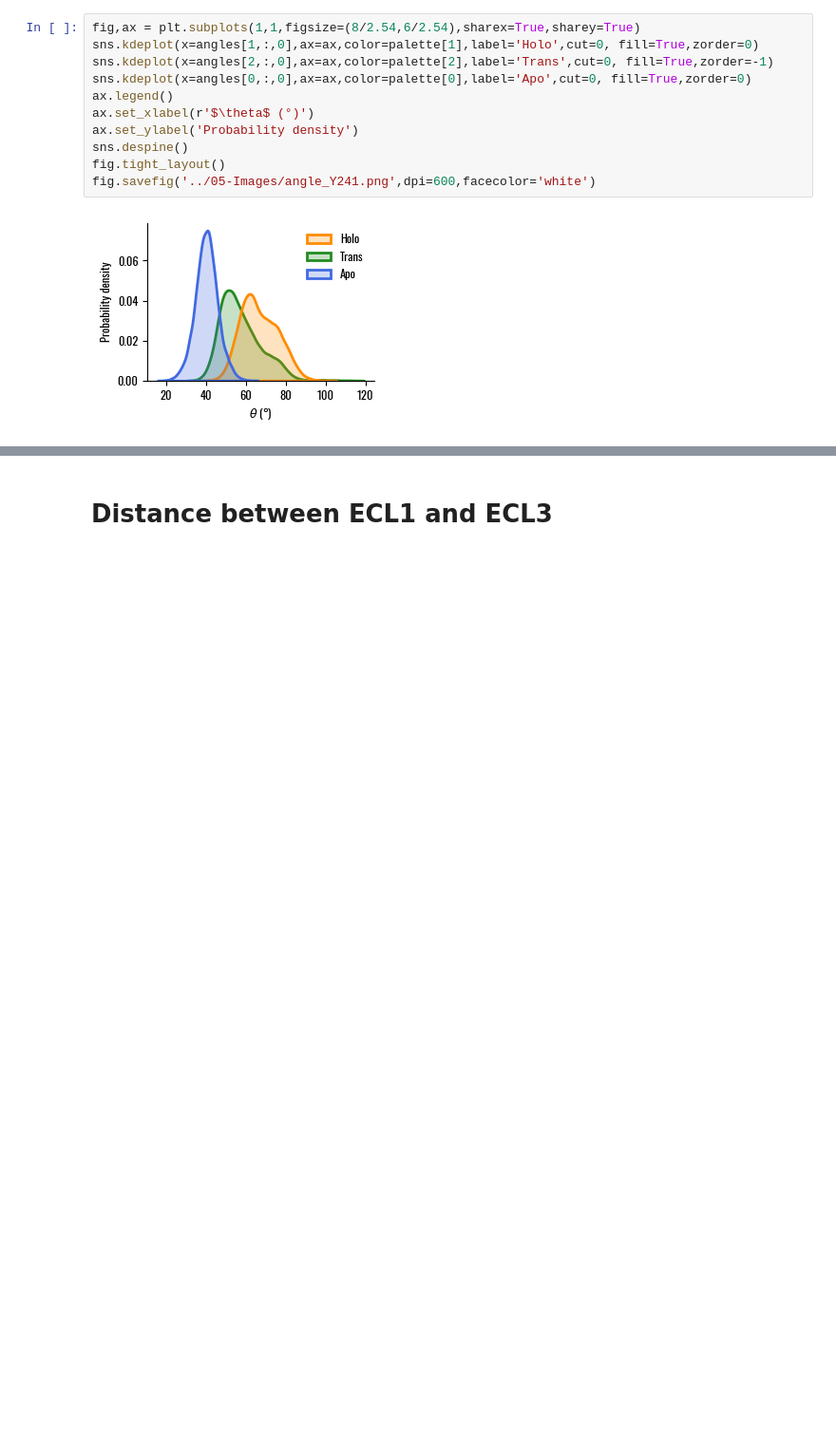
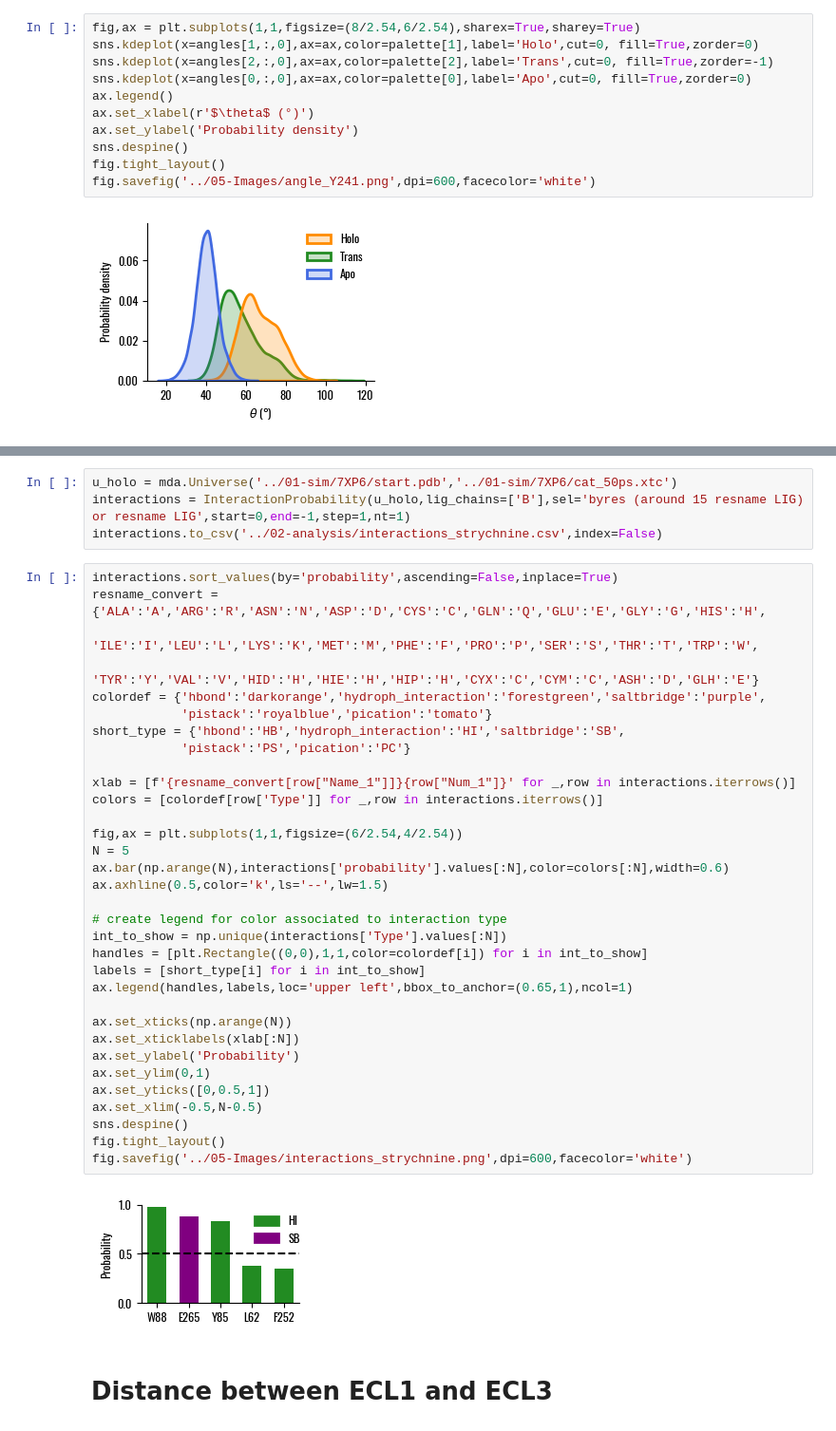
Before and after one commit to lorenzopallante/TAS2R46, a Jupyter notebook: Conformational_analysis.ipynb, the cells around one changed output, grey strips where cells are left out. Shown at 95% size. Saved outputs shown, nothing was run; the diff lists cells and outputs as text; blank space fills up the shorter version.

```diff
--- a/Conformational_analysis.ipynb
+++ b/Conformational_analysis.ipynb
@@ -183,3 +307,42 @@ fig.savefig('../05-Images/angle_Y241.png',dpi=600,facecolor='white')
+# %%
+u_holo = mda.Universe('../01-sim/7XP6/start.pdb','../01-sim/7XP6/cat_50ps.xtc')
+interactions = InteractionProbability(u_holo,lig_chains=['B'],sel='byres (around 15 resname LIG) or resname LIG',start=0,end=-1,step=1,nt=1)
+interactions.to_csv('../02-analysis/interactions_strychnine.csv',index=False)
+# %%
+interactions.sort_values(by='probability',ascending=False,inplace=True)
+resname_convert = {'ALA':'A','ARG':'R','ASN':'N','ASP':'D','CYS':'C','GLN':'Q','GLU':'E','GLY':'G','HIS':'H',
+                   'ILE':'I','LEU':'L','LYS':'K','MET':'M','PHE':'F','PRO':'P','SER':'S','THR':'T','TRP':'W',
+                   'TYR':'Y','VAL':'V','HID':'H','HIE':'H','HIP':'H','CYX':'C','CYM':'C','ASH':'D','GLH':'E'}
+colordef = {'hbond':'darkorange','hydroph_interaction':'forestgreen','saltbridge':'purple',
+            'pistack':'royalblue','pication':'tomato'}
+short_type = {'hbond':'HB','hydroph_interaction':'HI','saltbridge':'SB',
+            'pistack':'PS','pication':'PC'}
+
+xlab = [f'{resname_convert[row["Name_1"]]}{row["Num_1"]}' for _,row in interactions.iterrows()]
+colors = [colordef[row['Type']] for _,row in interactions.iterrows()]
+
+fig,ax = plt.subplots(1,1,figsize=(6/2.54,4/2.54))
+N = 5
+ax.bar(np.arange(N),interactions['probability'].values[:N],color=colors[:N],width=0.6)
+ax.axhline(0.5,color='k',ls='--',lw=1.5)
+
+# create legend for color associated to interaction type
+int_to_show = np.unique(interactions['Type'].values[:N])
+handles = [plt.Rectangle((0,0),1,1,color=colordef[i]) for i in int_to_show]
+labels = [short_type[i] for i in int_to_show]
+ax.legend(handles,labels,loc='upper left',bbox_to_anchor=(0.65,1),ncol=1)
+
+ax.set_xticks(np.arange(N))
+ax.set_xticklabels(xlab[:N])
+ax.set_ylabel('Probability')
+ax.set_ylim(0,1)
+ax.set_yticks([0,0.5,1])
+ax.set_xlim(-0.5,N-0.5)
+sns.despine()
+fig.tight_layout()
+fig.savefig('../05-Images/interactions_strychnine.png',dpi=600,facecolor='white')
+# %% [output]
+[figure, added]
 # %% [markdown]
 # Distance between ECL1 and ECL3
 # %%
```
Also changed, not shown: parts of 4 cells of this notebook.
